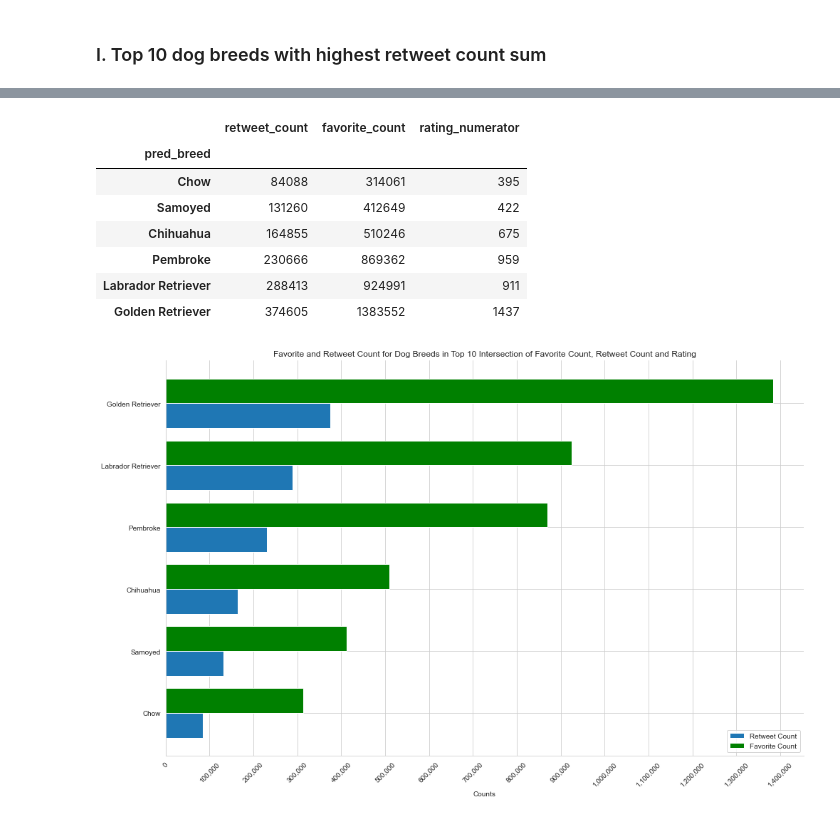
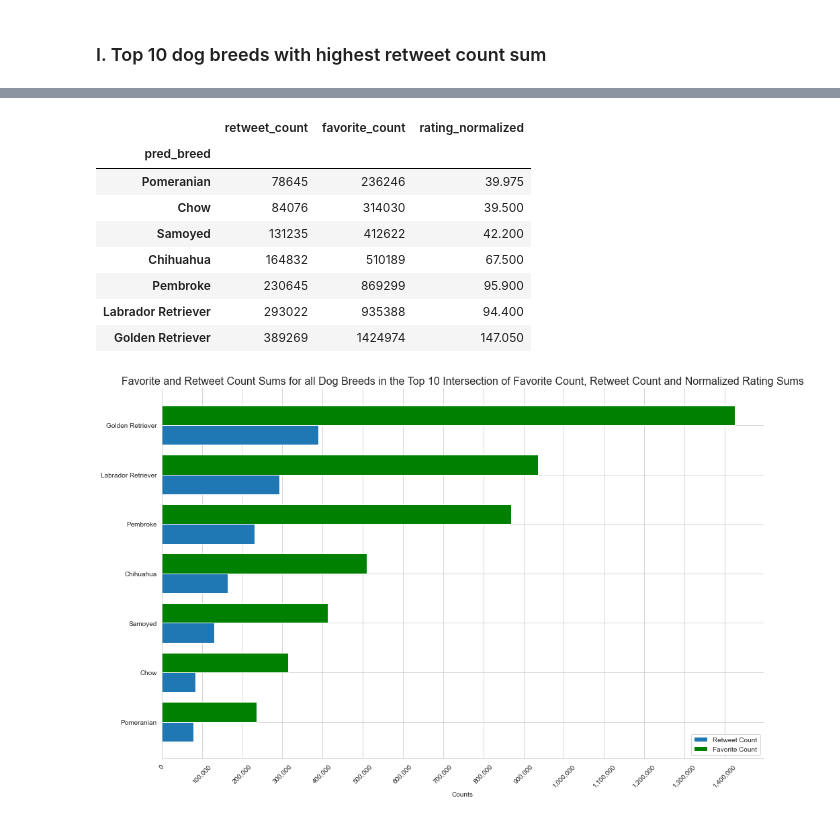
Before and after one commit to mato1411/we_rate_dogs_wrangling_analysis, a Jupyter notebook: wrangle_act.ipynb, the cells around one changed output, grey strips where cells are left out. Saved outputs shown, nothing was run; the diff lists cells and outputs as text; code cells hidden in the pictures.

Commit message:
Fix incorrected rating instead of removing; not removing null dog breeds; top 3 rated visualization; updated reports

```diff
--- a/wrangle_act.ipynb
+++ b/wrangle_act.ipynb
@@ -1260,11 +1429,9 @@ df_archive_clean.loc[p3_indices, 'breed_conf'] = df_archive_clean.loc[p3_indices
 n_breed_not_null_after_p1_p2_p3 = df_archive_clean[df_archive_clean.pred_breed.notnull() &
                                              df_archive_clean.breed_conf.notnull()].shape[0]
 # %%
-# Finally, drop images on which p1, p2 and p3 did not identified a dog
+# Finally, ensure that pred_breed and breed_conf is set to NaN when p1, p2 and p3 did not identified a dog
 not_a_dog = df_archive_clean[~df_archive_clean.p1_dog & ~df_archive_clean.p2_dog & ~df_archive_clean.p3_dog]
-n_img_cleaned_not_a_dog = not_a_dog.shape[0]
-n_img_before_dropping_not_a_dog = df_archive_clean.shape[0]
-df_archive_clean.drop(index=not_a_dog.index, inplace=True)
+n_img_not_a_dog = not_a_dog.shape[0]
 # %% [markdown]
 ***Test***
 # %%
@@ -1331,7 +1497,7 @@ Replace `_` and `-` with ` ` (space) and apply Title Case for predicted dog bree
 
 ***Code***
 # %%
-df_archive_clean.pred_breed = df_archive_clean.pred_breed.apply(lambda x:  x.replace('_', ' ').replace('-', ' ').title())
+df_archive_clean.pred_breed = df_archive_clean.pred_breed.str.replace('[-_]', ' ', regex=True).str.title()
 # %% [markdown]
 ***Test***
 # %%
@@ -1479,7 +1648,7 @@ Rank  Dog Breed                 Favorite Count  Retweet Count
 # %%
-rating_sum = df_archive_clean.groupby(by='pred_breed')['rating_numerator'].sum().sort_values(ascending=False)
+rating_sum = df_archive_clean.groupby(by='pred_breed')['rating_normalized'].sum().sort_values(ascending=False)
 print('{:<6}{:<20}{:>20}'.format('Rank', 'Dog Breed', 'Rating Sum'))
 for i in range(10):
-    print('{:<6}{:<20}{:>20}'.format(i+1, rating_sum.index[i], rating_sum.values[i]))
+    print('{:<6}{:<20}{:>20.2f}'.format(i+1, rating_sum.index[i], rating_sum.values[i]))
 # %% [output]
 Rank  Dog Breed                     Rating Sum
@@ -1553,38 +1724,40 @@ top10_intersection
  'Samoyed'}
 # %%
 group_plt = df_archive_clean[df_archive_clean.pred_breed.isin(top10_intersection)].groupby(by='pred_breed')[
-    ['retweet_count', 'favorite_count', 'rating_numerator']].sum().sort_values(
-    by=['retweet_count', 'favorite_count', 'rating_numerator'])
+    ['retweet_count', 'favorite_count', 'rating_normalized']].sum().sort_values(
+    by=['retweet_count', 'favorite_count', 'rating_normalized'])
 group_plt
 # %% [output]
-|  | retweet_count | favorite_count | rating_numerator |
+|  | retweet_count | favorite_count | rating_normalized |
 | pred_breed |  |  |  |
-| Chow | 84088 | 314061 | 395 |
-| Samoyed | 131260 | 412649 | 422 |
-| Chihuahua | 164855 | 510246 | 675 |
-| Pembroke | 230666 | 869362 | 959 |
-| Labrador Retriever | 288413 | 924991 | 911 |
-| Golden Retriever | 374605 | 1383552 | 1437 |
+| Pomeranian | 78645 | 236246 | 39.975 |
+| Chow | 84076 | 314030 | 39.500 |
+| Samoyed | 131235 | 412622 | 42.200 |
+| Chihuahua | 164832 | 510189 | 67.500 |
+| Pembroke | 230645 | 869299 | 95.900 |
+| Labrador Retriever | 293022 | 935388 | 94.400 |
+| Golden Retriever | 389269 | 1424974 | 147.050 |
 # %%
 sns.set_style("whitegrid")
 sns.color_palette("pastel")
 x = np.arange(len(group_plt.index))
 f, ax = plt.subplots(figsize=(14,9))
 width = 0.4
 ax.barh(x - width/2, group_plt.retweet_count.values, width, label='Retweet Count')
 ax.barh(x + width/2, group_plt.favorite_count.values, width, label='Favorite Count', color='g')
 ax.set_xlabel('Counts')
 ax.xaxis.set_major_locator(mticker.MaxNLocator(15))
 ticks_loc = ax.get_xticks().tolist()
 ax.xaxis.set_major_locator(mticker.FixedLocator(ticks_loc))
 ax.set_xticklabels(['{:,}'.format(int(x)) for x in ticks_loc], rotation=45)
-ax.set_title('Favorite and Retweet Count for Dog Breeds in Top 10 Intersection of Favorite Count, Retweet Count and Rating')
+ax.set_title('Favorite and Retweet Count Sums for all Dog Breeds in the Top 10 Intersection ' +
+             'of Favorite Count, Retweet Count and Normalized Rating Sums', fontsize=16)
 ax.set_yticks(x)
 ax.set_yticklabels(group_plt.index)
 ax.legend(frameon=True)
 f.tight_layout()
 sns.despine()
 plt.savefig('fav_retweet_top_10_report.png')
 plt.show()
 # %% [output]
-[figure, old version]
+[figure, new version]
```
Also changed, not shown: parts of 72 cells of this notebook, 13 other files.
